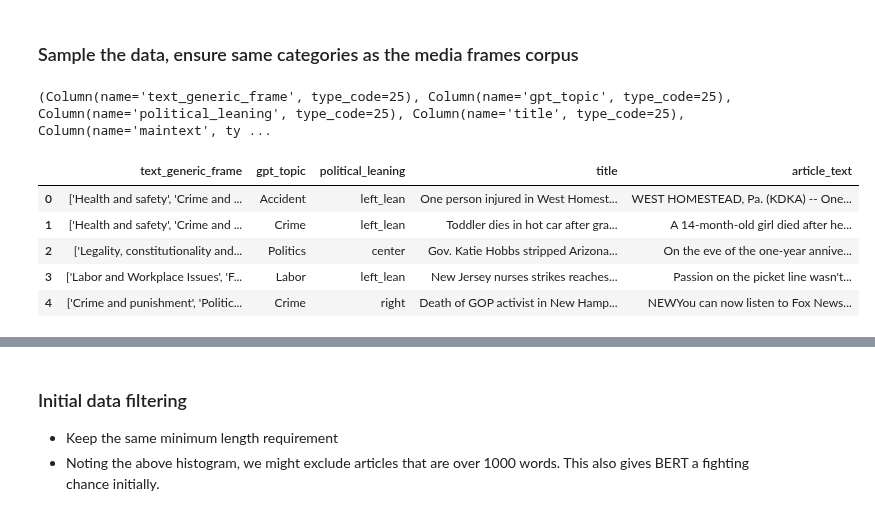
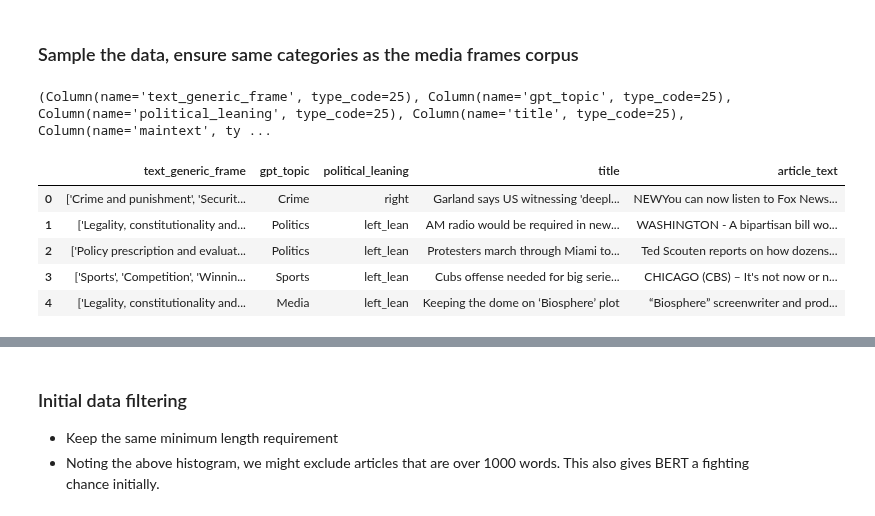
Before and after one commit to Ry-Rousseau/frame-delta, a Jupyter notebook: notebooks/framing_classifier.ipynb, the cells around one changed output, grey strips where cells are left out. Saved outputs shown, nothing was run; the diff lists cells and outputs as text; code cells hidden in the pictures.

```diff
--- a/notebooks/framing_classifier.ipynb
+++ b/notebooks/framing_classifier.ipynb
@@ -38,39 +38,39 @@ conn = psycopg2.connect(
 )
 cur = conn.cursor()
 
 # key: set the seed
 cur.execute("SELECT setseed(0.42)")
 
 # Do our join in database
 cur.execute(f"""
            SELECT a.text_generic_frame, a.gpt_topic, a.political_leaning, a.title,
            b.maintext
            FROM mm_framing_full a
            JOIN newsarticles b ON a.url = b.url
            ORDER BY RANDOM()
-            LIMIT 5000
+            LIMIT 100000
             """)
 
 result= cur.fetchall()
 
 print(cur.description)
 
 cur.close()
 conn.close()
 
 df = pd.DataFrame(result, columns=["text_generic_frame", "gpt_topic", "political_leaning", "title", "article_text"])
 
 del result
 
 df.head()
 # %% [output]
 (Column(name='text_generic_frame', type_code=25), Column(name='gpt_topic', type_code=25), Column(name='political_leaning', type_code=25), Column(name='title', type_code=25), Column(name='maintext', ty ...
 |  | text_generic_frame | gpt_topic | political_leaning | title | article_text |
-| 0 | ['Health and safety', 'Crime and ... | Accident | left_lean | One person injured in West Homest... | WEST HOMESTEAD, Pa. (KDKA) -- One... |
-| 1 | ['Health and safety', 'Crime and ... | Crime | left_lean | Toddler dies in hot car after gra... | A 14-month-old girl died after he... |
-| 2 | ['Legality, constitutionality and... | Politics | center | Gov. Katie Hobbs stripped Arizona... | On the eve of the one-year annive... |
-| 3 | ['Labor and Workplace Issues', 'F... | Labor | left_lean | New Jersey nurses strikes reaches... | Passion on the picket line wasn't... |
-| 4 | ['Crime and punishment', 'Politic... | Crime | right | Death of GOP activist in New Hamp... | NEWYou can now listen to Fox News... |
+| 0 | ['Crime and punishment', 'Securit... | Crime | right | Garland says US witnessing 'deepl... | NEWYou can now listen to Fox News... |
+| 1 | ['Legality, constitutionality and... | Politics | left_lean | AM radio would be required in new... | WASHINGTON - A bipartisan bill wo... |
+| 2 | ['Policy prescription and evaluat... | Politics | left_lean | Protesters march through Miami to... | Ted Scouten reports on how dozens... |
+| 3 | ['Sports', 'Competition', 'Winnin... | Sports | left_lean | Cubs offense needed for big serie... | CHICAGO (CBS) – It's not now or n... |
+| 4 | ['Legality, constitutionality and... | Media | left_lean | Keeping the dome on ‘Biosphere’ plot | “Biosphere” screenwriter and prod... |
 # %%
 df['num_words'] = df['article_text'].str.split().str.len()
 
```
Also changed, not shown: parts of 26 cells of this notebook.
